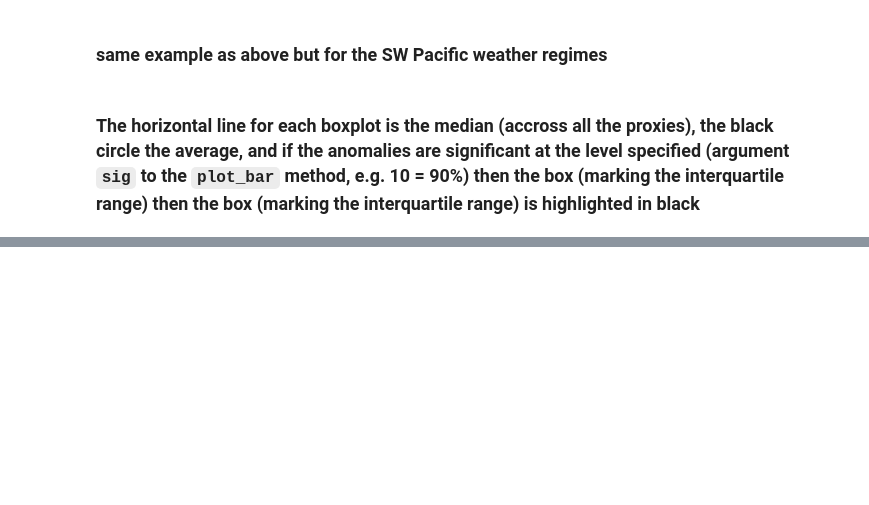
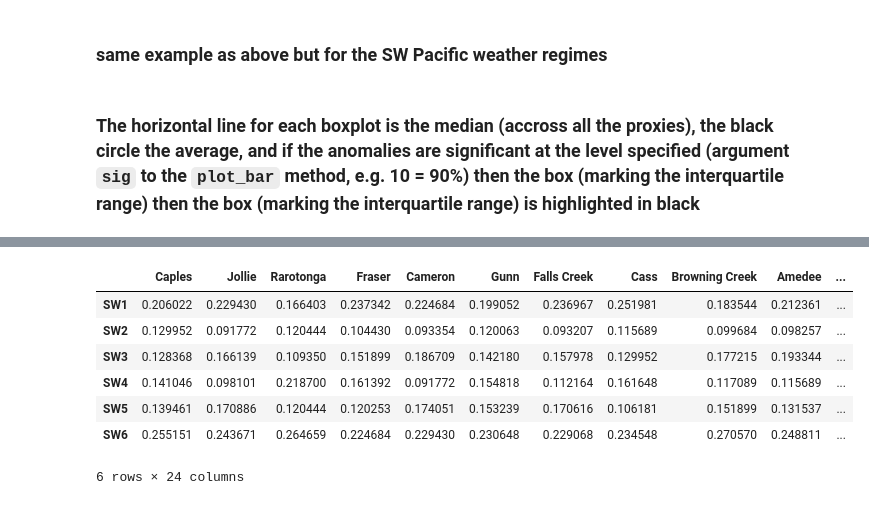
Before and after one commit to nicolasfauchereau/PICT_notebooks, a Jupyter notebook: notebooks/WR_ensemble.ipynb, the cells around one changed output, grey strips where cells are left out. Saved outputs shown, nothing was run; the diff lists cells and outputs as text; code cells hidden in the pictures; blank space fills up the shorter version.

```diff
--- a/notebooks/WR_ensemble.ipynb
+++ b/notebooks/WR_ensemble.ipynb
@@ -79,0 +80,11 @@ f = w.plot_heatmap()
+# %%
+w.df_probs
+# %% [output]
+|  | Caples | Jollie | Rarotonga | Fraser | Cameron | Gunn | Falls Creek | Cass | Browning Creek | Amedee | ... |
+| SW1 | 0.206022 | 0.229430 | 0.166403 | 0.237342 | 0.224684 | 0.199052 | 0.236967 | 0.251981 | 0.183544 | 0.212361 | ... |
+| SW2 | 0.129952 | 0.091772 | 0.120444 | 0.104430 | 0.093354 | 0.120063 | 0.093207 | 0.115689 | 0.099684 | 0.098257 | ... |
+| SW3 | 0.128368 | 0.166139 | 0.109350 | 0.151899 | 0.186709 | 0.142180 | 0.157978 | 0.129952 | 0.177215 | 0.193344 | ... |
+| SW4 | 0.141046 | 0.098101 | 0.218700 | 0.161392 | 0.091772 | 0.154818 | 0.112164 | 0.161648 | 0.117089 | 0.115689 | ... |
+| SW5 | 0.139461 | 0.170886 | 0.120444 | 0.120253 | 0.174051 | 0.153239 | 0.170616 | 0.106181 | 0.151899 | 0.131537 | ... |
+| SW6 | 0.255151 | 0.243671 | 0.264659 | 0.224684 | 0.229430 | 0.230648 | 0.229068 | 0.234548 | 0.270570 | 0.248811 | ... |
+6 rows × 24 columns
```
Also changed, not shown: parts of 7 cells of this notebook, 44 other files.
